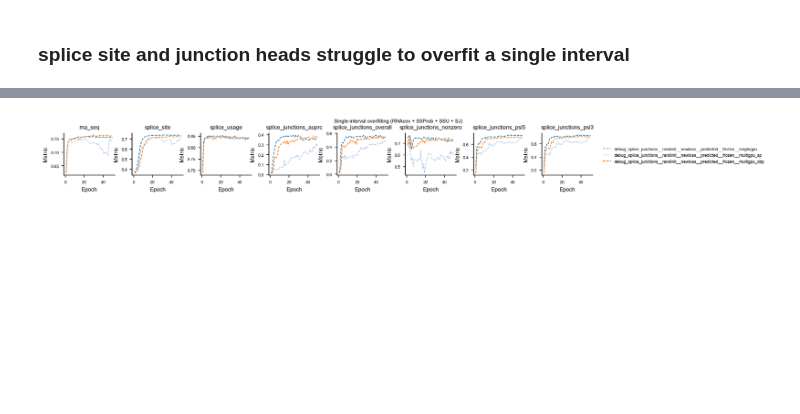
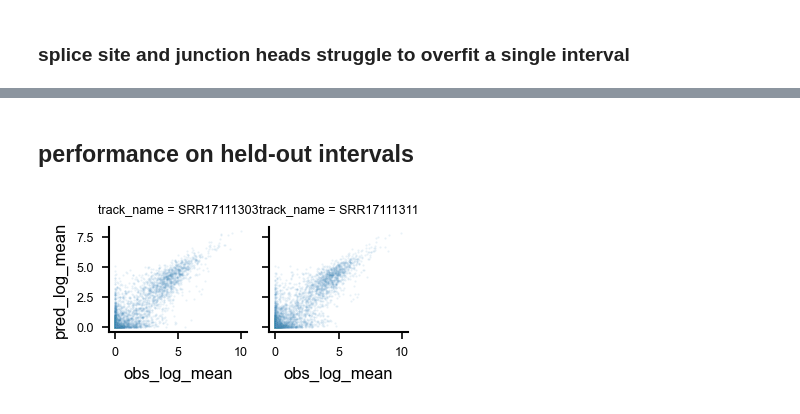
Before and after one commit to MiqG/alphagenome_finetuning_rna, a Jupyter notebook: figures/finetuning_full.ipynb, the cells around one changed output, grey strips where cells are left out. Drawn from its saved outputs; the diff is of its cells as text; code cells hidden in the pictures; blank space fills up the shorter version.

```diff
--- a/figures/finetuning_full.ipynb
+++ b/figures/finetuning_full.ipynb
@@ -151,54 +188,20 @@ plt.show()
-# %%
-x = pd.concat([
-    (
-        X[
-            ["epoch","run_name","rna_seq_1bp_profile_pearson_r_mean","splice_usage_pearson_r",
-             "splice_junctions_auprc_junction","splice_junctions_pearson_r","splice_junctions_pearson_r_nonzero","splice_junctions_pearson_r_psi5","splice_junctions_pearson_r_psi3"]
-        ].drop_duplicates()
-        .melt(id_vars=["epoch","run_name"], var_name="modality", value_name="metric_value")
-        .assign(metric_name="correlation")
-    ),
-    (
-        X[
-            ["epoch","run_name","splice_site_auprc_macro"]
-        ].drop_duplicates()
-        .melt(id_vars=["epoch","run_name"], var_name="modality", value_name="metric_value")
-        .assign(metric_name="auprc")
-    )
-])
-mapping = {
-    "rna_seq_1bp_profile_pearson_r_mean":"rna_seq",
-    "splice_site_auprc_macro":"splice_site",
-    "splice_usage_pearson_r":"splice_usage",
-    "splice_junctions_auprc_junction":"splice_junctions_auprc",
-    "splice_junctions_pearson_r":"splice_junctions_overall",
-    "splice_junctions_pearson_r_nonzero":"splice_junctions_nonzero",
-    "splice_junctions_pearson_r_psi5":"splice_junctions_psi5",
-    "splice_junctions_pearson_r_psi3":"splice_junctions_psi3",
-}
-x["modality"] = x["modality"].map(mapping)
-
-g = sns.relplot(
-    kind="line",
-    data=x,
-    x="epoch",
-    y="metric_value",
-    hue="run_name", palette="tab20",
-    col="modality", col_order=mapping.values(),
-    linewidth=1, linestyle="dashed",
-    facet_kws=dict(sharey=False),
-    height=4*cm, aspect=0.9
-)
-
-g.set(
-    xlabel="Epoch",
-    ylabel="Metric"
-)
-g.set_titles("{col_name}")
-g.legend.set_title("")
-g.fig.subplots_adjust(top=0.8)
-g.fig.suptitle("Single-interval overfitting (RNAcov + SSProb + SSU + SJ)")
-
-plt.show()
-# %% [output]
-[figure, removed]
+# %% [markdown]
+## performance on held-out intervals
+# %%
+X = preds["rna_seq_per_gene"]
+
+g = sns.relplot(
+    kind="scatter",
+    data=X,
+    x="obs_log_mean",
+    y="pred_log_mean",
+    col="track_name",
+    s=1, alpha=0.1,
+    height=3.5*cm, aspect=0.9
+)
+
+g.set_titles(size=6)
+
+plt.show()
+# %% [output]
+[figure, added]
```
Also changed, not shown: parts of 12 cells of this notebook, 24 other files.
